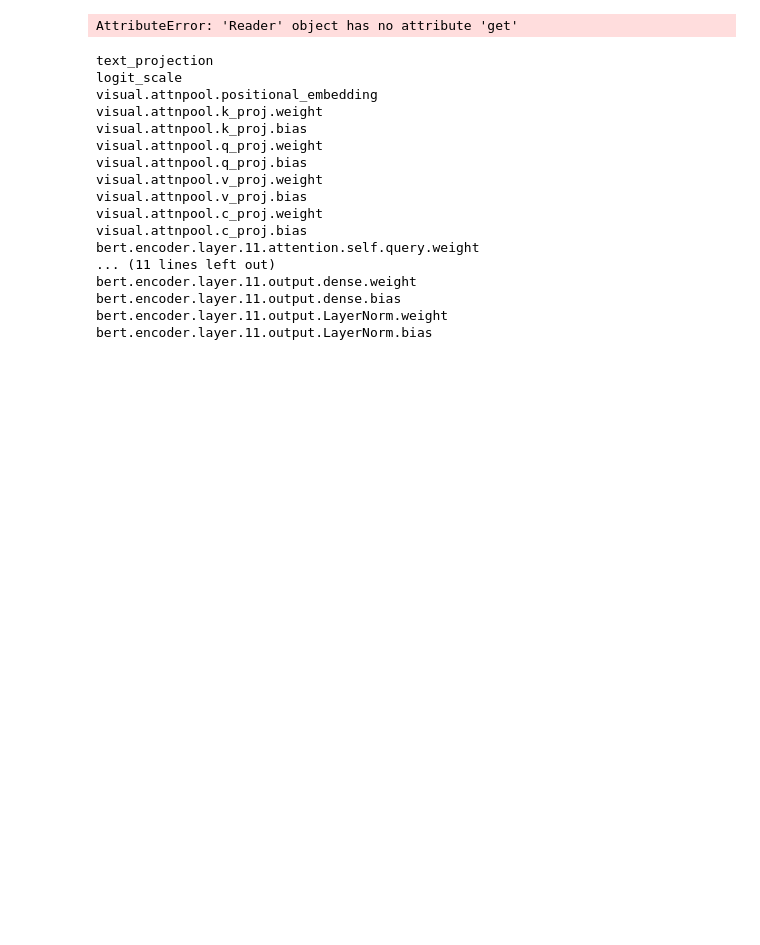
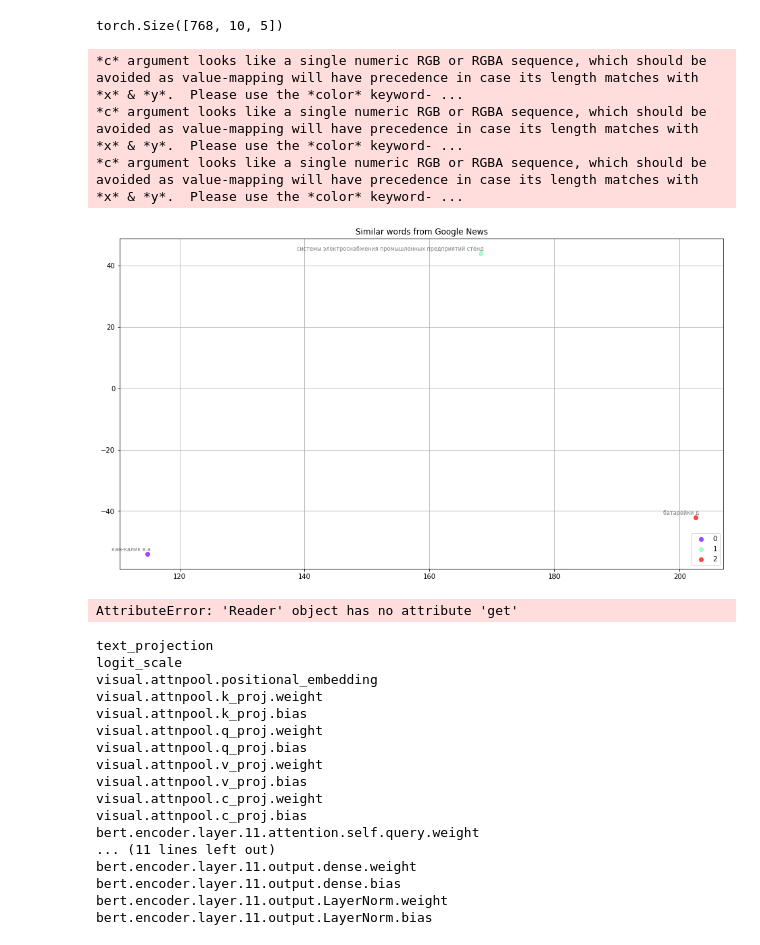
Before and after one commit to SkylarPro/YandexCupCV, a Jupyter notebook: Untitled.ipynb, the cells around one changed output. Drawn from its saved outputs; the diff is of its cells as text; code cells hidden in the pictures; blank space fills up the shorter version.

```diff
--- a/Untitled.ipynb
+++ b/Untitled.ipynb
@@ -157,0 +196,12 @@ reader
+# %%
+new_emb = embedings.permute(2,1,0)
+new_emb.shape
+# %% [output]
+torch.Size([768, 10, 5])
+# %%
+n,m,k = embedings.shape
+# %%
+n_components = 1
+tsne_model_en_2d = TSNE(perplexity=3, n_components = n_components, init='pca', n_iter=4500, random_state=32)
+
+embeddings_en_2d = tsne_model_en_2d.fit_transform(new_emb.reshape(-1,n))
@@ -158,3 +210,36 @@ reader
+# %%
+keys = [i for i in range(len(class_count))]
+word_clusters = [texts[random.randint(0,len(texts) - 1)]for texts in dataset]
+# %%
+import matplotlib.pyplot as plt
+import matplotlib.cm as cm
+%matplotlib inline
+
+
+def tsne_plot_similar_words(title, labels, embedding_clusters, word_clusters, a, filename=None):
+    plt.figure(figsize=(16, 9))
+    colors = cm.rainbow(np.linspace(0, 1, len(labels)))
+    for label, embeddings, word, color in zip(labels, embedding_clusters, word_clusters, colors):
+        x = embeddings[0]
+        y = embeddings[1]
+        plt.scatter(x, y, c=color, alpha=a, label=label)
+        plt.annotate(word, alpha=0.5, xy=(x, y), xytext=(5, 2),
+                         textcoords='offset points', ha='right', va='bottom', size=8)
+    plt.legend(loc=4)
+    plt.title(title)
+    plt.grid(True)
+    if filename:
+        plt.savefig(filename, format='png', dpi=150, bbox_inches='tight')
+    plt.show()
+
+
+tsne_plot_similar_words('Similar words from Google News', keys, embeddings_en_2d, word_clusters, 0.7,
+                        'similar_words.png')
+# %% [output]
+*c* argument looks like a single numeric RGB or RGBA sequence, which should be avoided as value-mapping will have precedence in case its length matches with *x* & *y*.  Please use the *color* keyword- ...
+*c* argument looks like a single numeric RGB or RGBA sequence, which should be avoided as value-mapping will have precedence in case its length matches with *x* & *y*.  Please use the *color* keyword- ...
+*c* argument looks like a single numeric RGB or RGBA sequence, which should be avoided as value-mapping will have precedence in case its length matches with *x* & *y*.  Please use the *color* keyword- ...
+[figure, added]
 # %%
 data = []
 with jsonlines.open("metadata.json") as reader:
```
Also changed, not shown: parts of 22 cells of this notebook, 3 other files.
